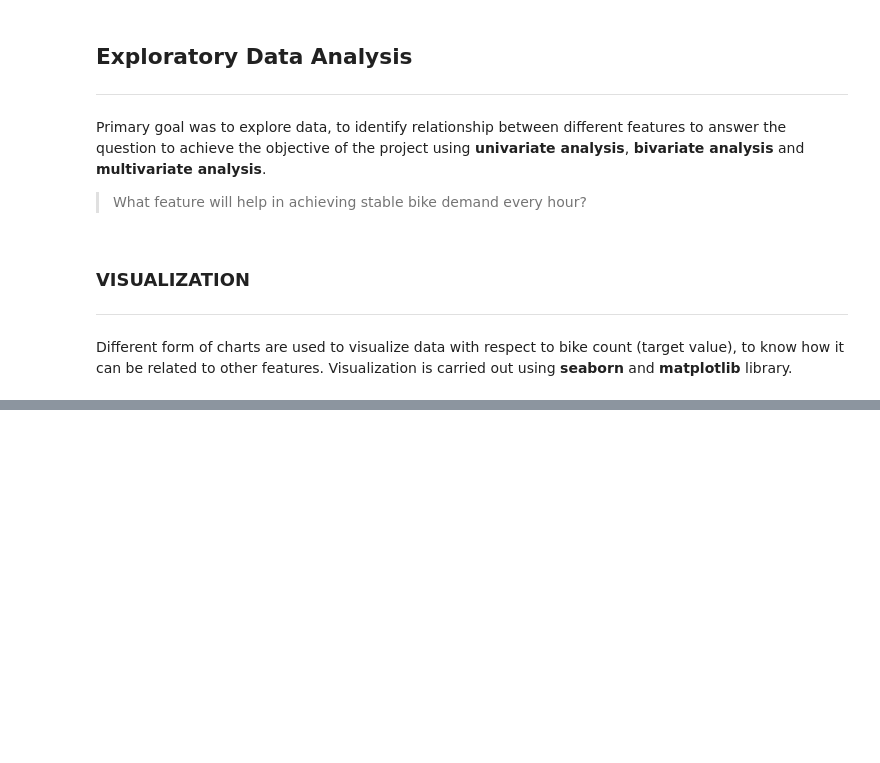
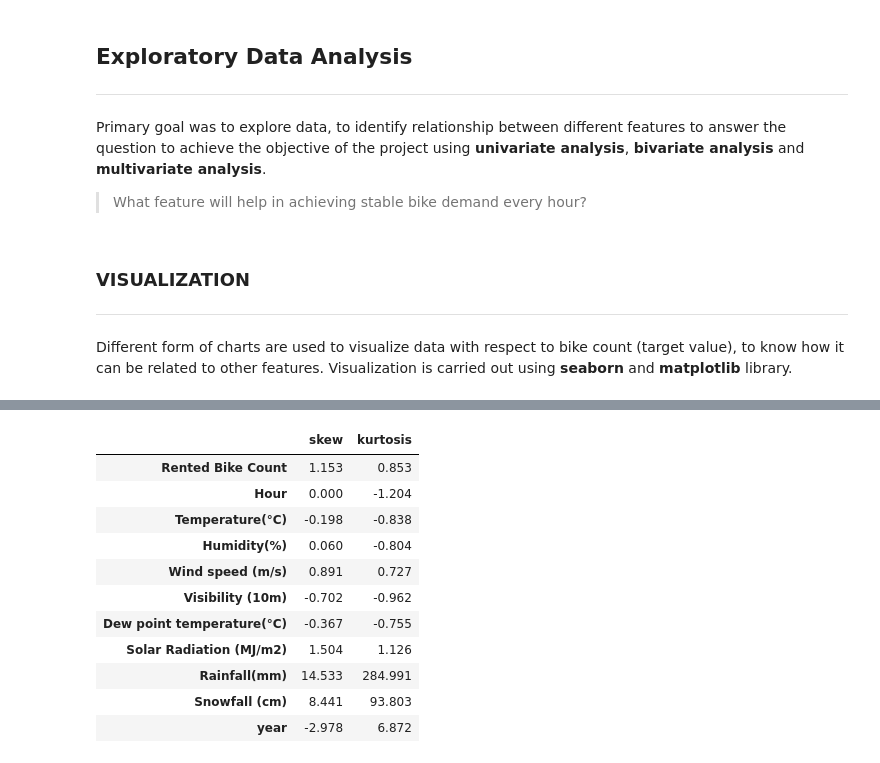
Before and after one commit to abhinav4201/Regression-Bike-Sharing-Demand-Prediction, a Jupyter notebook: Bike_Sharing_Demand_Prediction_Capstone_Project.ipynb, the cells around one changed output, grey strips where cells are left out. Saved outputs shown, nothing was run; the diff lists cells and outputs as text; code cells hidden in the pictures; blank space fills up the shorter version.

```diff
--- a/Bike_Sharing_Demand_Prediction_Capstone_Project.ipynb
+++ b/Bike_Sharing_Demand_Prediction_Capstone_Project.ipynb
@@ -275,0 +314,15 @@ Different form of charts are used to visualize data with respect to bike count (
+# %%
+dfr.agg(['skew', 'kurtosis']).T
+# %% [output]
+|  | skew | kurtosis |
+| Rented Bike Count | 1.153 | 0.853 |
+| Hour | 0.000 | -1.204 |
+| Temperature(°C) | -0.198 | -0.838 |
+| Humidity(%) | 0.060 | -0.804 |
+| Wind speed (m/s) | 0.891 | 0.727 |
+| Visibility (10m) | -0.702 | -0.962 |
+| Dew point temperature(°C) | -0.367 | -0.755 |
+| Solar Radiation (MJ/m2) | 1.504 | 1.126 |
+| Rainfall(mm) | 14.533 | 284.991 |
+| Snowfall (cm) | 8.441 | 93.803 |
+| year | -2.978 | 6.872 |
```
Also changed, not shown: parts of 9 cells of this notebook.
